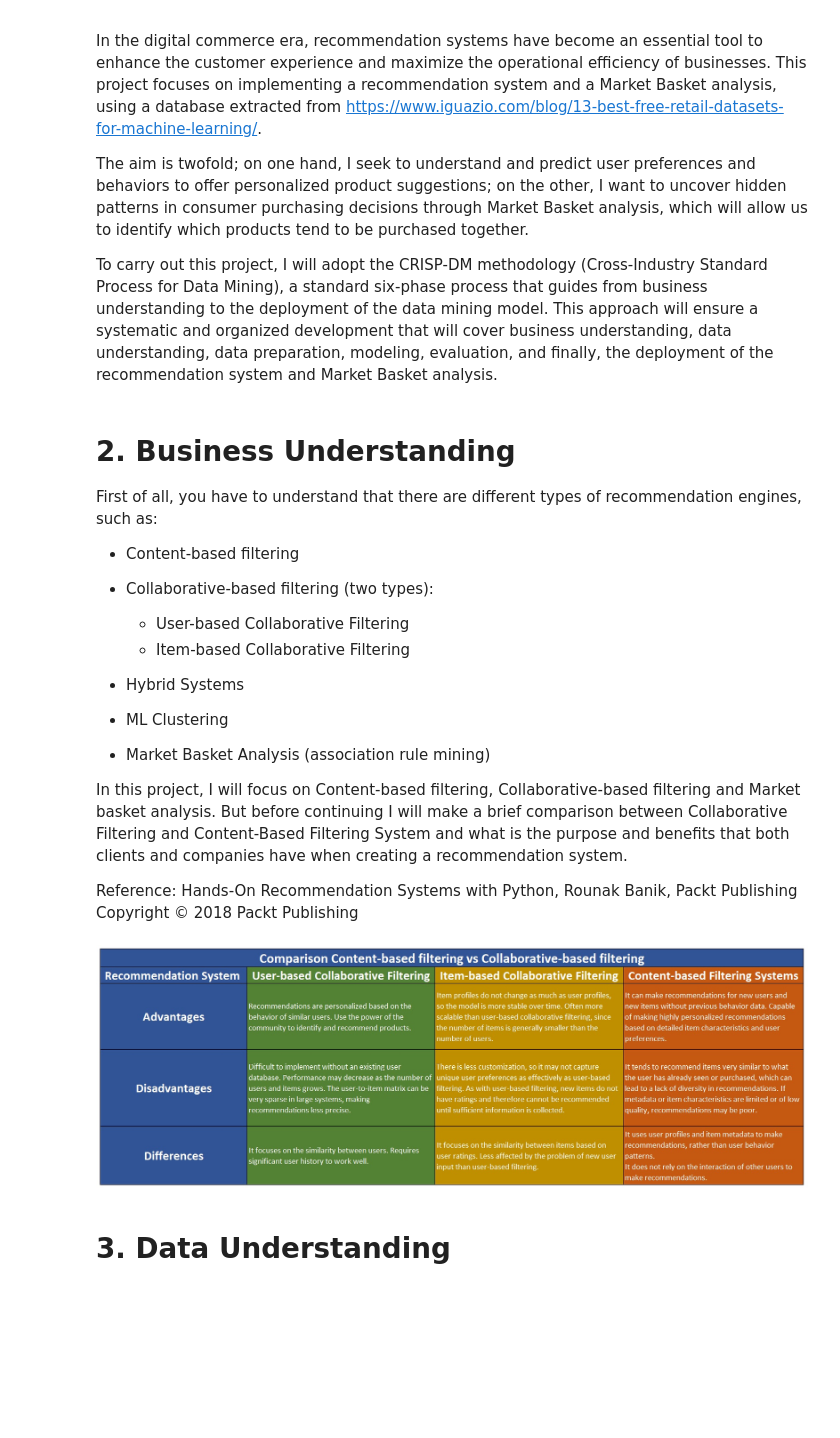
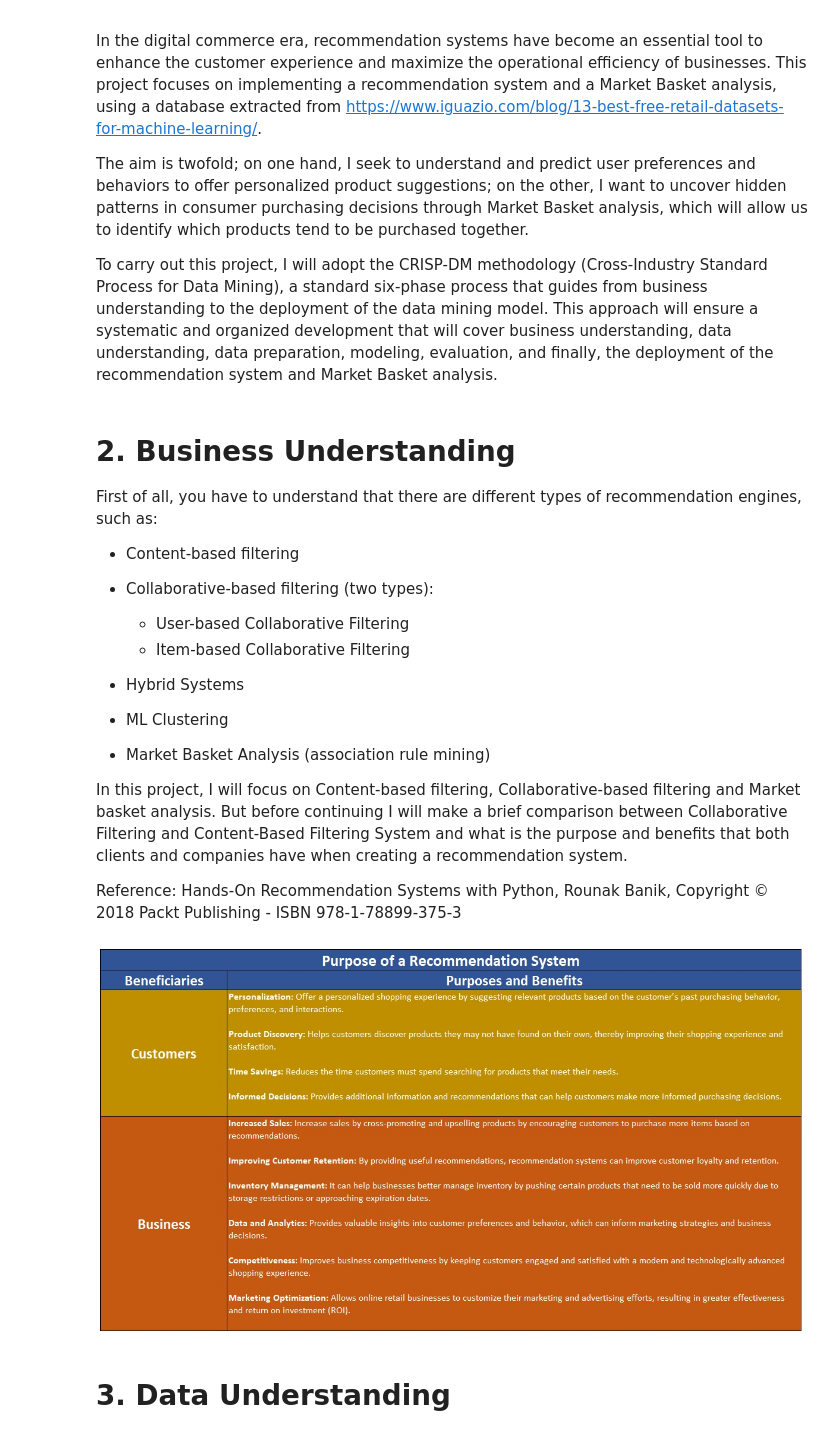
Before and after one commit to FJGM2023015/Recommendation-System-Market-Basket-Analysis-, a Jupyter notebook: recomm_system_market_basket_analysis.ipynb, the cells around one changed output. Saved outputs shown, nothing was run; the diff lists cells and outputs as text; code cells hidden in the pictures; blank space fills up the shorter version.

```diff
--- a/recomm_system_market_basket_analysis.ipynb
+++ b/recomm_system_market_basket_analysis.ipynb
@@ -49,9 +49,4 @@ First of all, you have to understand that there are different types of recommend
 
 In this project, I will focus on Content-based filtering, Collaborative-based filtering and Market basket analysis. But before continuing I will make a brief comparison between Collaborative Filtering and Content-Based Filtering System and what is the purpose and benefits that both clients and companies have when creating a recommendation system.
 
-Reference: Hands-On Recommendation Systems with Python, Rounak Banik, Packt Publishing Copyright © 2018 Packt Publishing
+Reference: Hands-On Recommendation Systems with Python, Rounak Banik, Copyright © 2018 Packt Publishing - ISBN 978-1-78899-375-3
-# %%
-from IPython.display import Image
-Image(filename =r'Comparison.jpg')
-# %% [output]
-[figure, removed]
@@ -58,3 +56,7 @@ Image(filename =r'Comparison.jpg')
+# %%
+Image(filename =r'Purpose.jpg')
+# %% [output]
+[figure, added]
 # %% [markdown]
 <a id='3'></a>
 # 3. Data Understanding
```
Also changed, not shown: parts of 11 cells of this notebook.
